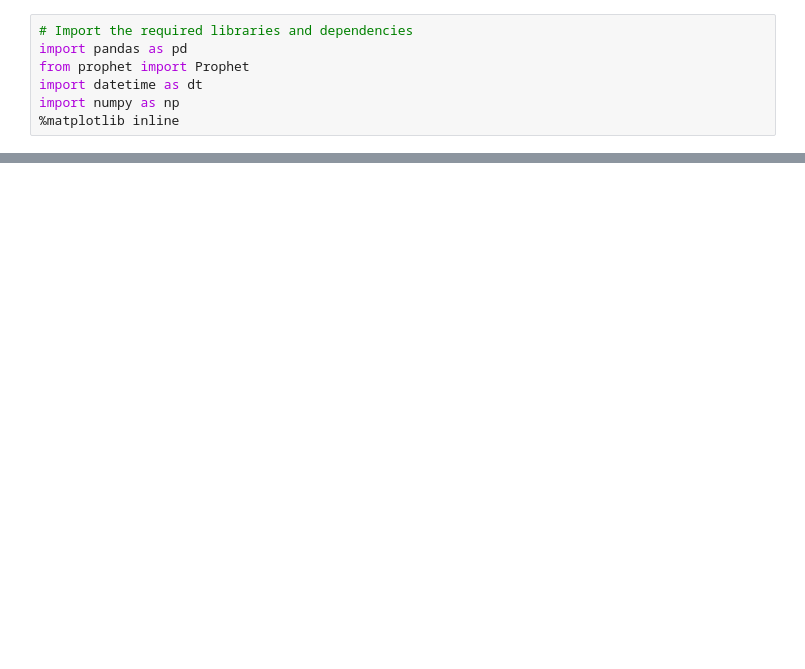
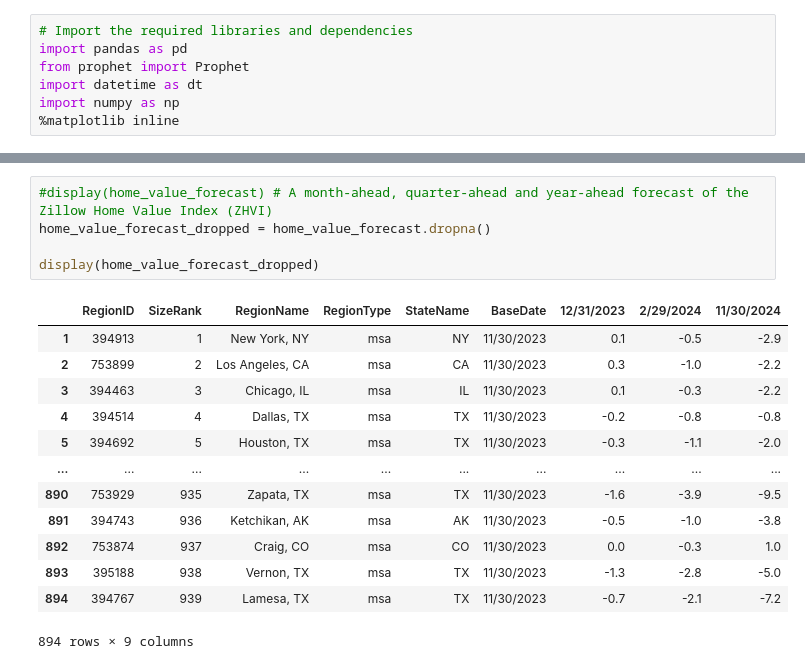
Before and after one commit to McKala1/Project-1, a Jupyter notebook: OSU_AI_Project_1.ipynb, the cells around one changed output, grey strips where cells are left out. Saved outputs shown, nothing was run; the diff lists cells and outputs as text; blank space fills up the shorter version.

```diff
--- a/OSU_AI_Project_1.ipynb
+++ b/OSU_AI_Project_1.ipynb
@@ -69,0 +54,19 @@ display(us_census)
+# %%
+#display(home_value_forecast) # A month-ahead, quarter-ahead and year-ahead forecast of the Zillow Home Value Index (ZHVI)
+home_value_forecast_dropped = home_value_forecast.dropna()
+
+display(home_value_forecast_dropped)
+# %% [output]
+|  | RegionID | SizeRank | RegionName | RegionType | StateName | BaseDate | 12/31/2023 | 2/29/2024 | 11/30/2024 |
+| 1 | 394913 | 1 | New York, NY | msa | NY | 11/30/2023 | 0.1 | -0.5 | -2.9 |
+| 2 | 753899 | 2 | Los Angeles, CA | msa | CA | 11/30/2023 | 0.3 | -1.0 | -2.2 |
+| 3 | 394463 | 3 | Chicago, IL | msa | IL | 11/30/2023 | 0.1 | -0.3 | -2.2 |
+| 4 | 394514 | 4 | Dallas, TX | msa | TX | 11/30/2023 | -0.2 | -0.8 | -0.8 |
+| 5 | 394692 | 5 | Houston, TX | msa | TX | 11/30/2023 | -0.3 | -1.1 | -2.0 |
+| ... | ... | ... | ... | ... | ... | ... | ... | ... | ... |
+| 890 | 753929 | 935 | Zapata, TX | msa | TX | 11/30/2023 | -1.6 | -3.9 | -9.5 |
+| 891 | 394743 | 936 | Ketchikan, AK | msa | AK | 11/30/2023 | -0.5 | -1.0 | -3.8 |
+| 892 | 753874 | 937 | Craig, CO | msa | CO | 11/30/2023 | 0.0 | -0.3 | 1.0 |
+| 893 | 395188 | 938 | Vernon, TX | msa | TX | 11/30/2023 | -1.3 | -2.8 | -5.0 |
+| 894 | 394767 | 939 | Lamesa, TX | msa | TX | 11/30/2023 | -0.7 | -2.1 | -7.2 |
+894 rows × 9 columns
```
Also changed, not shown: parts of 7 cells of this notebook, 1 other file.
